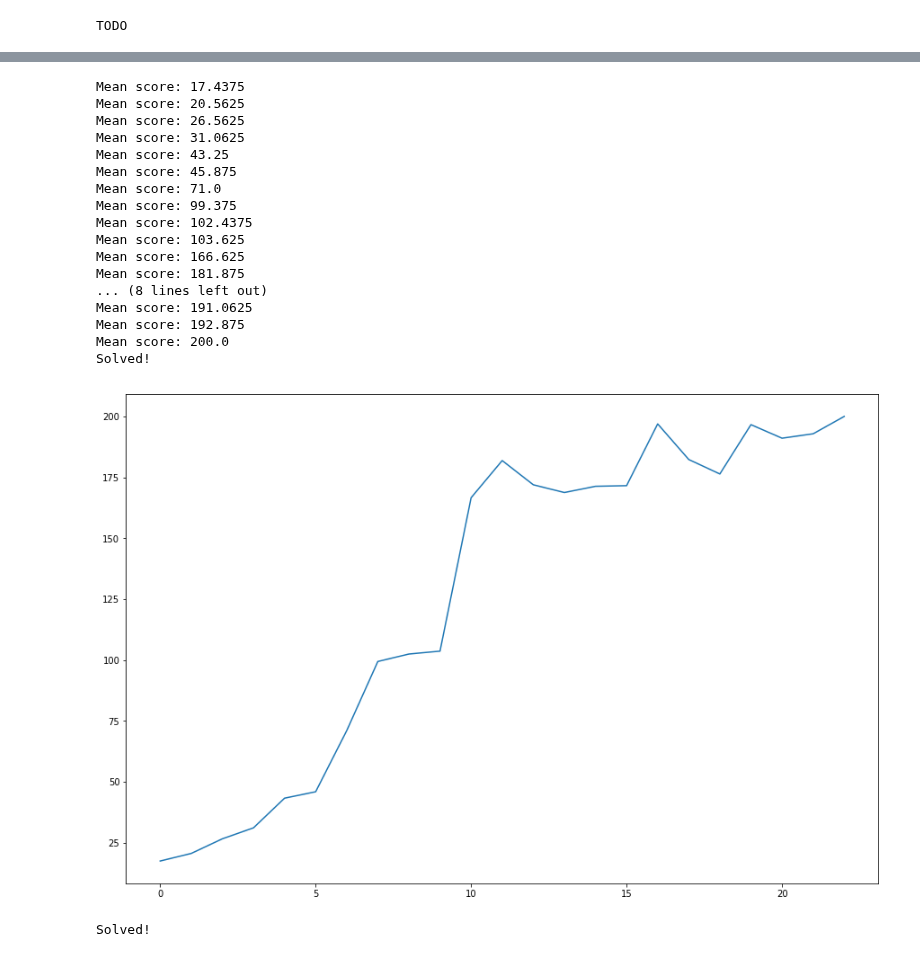
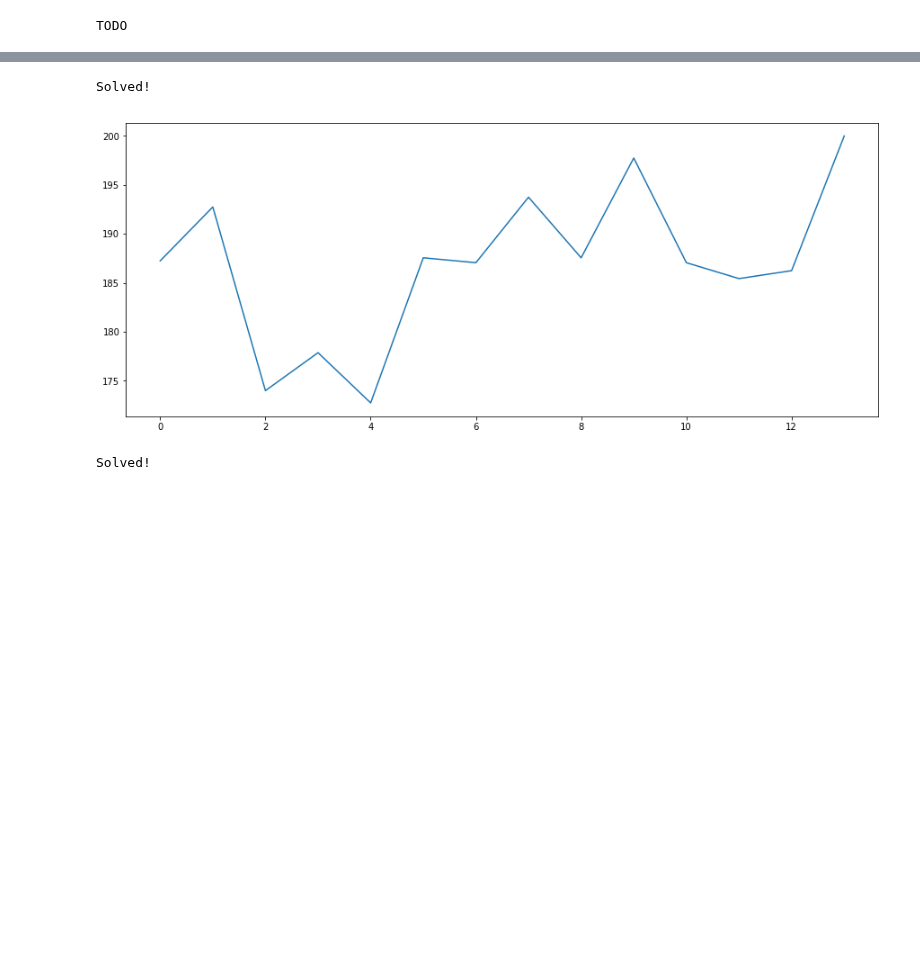
Before and after one commit to QuentinDuval/PythonExperiments, a Jupyter notebook: ml/rl/4_cartpole.ipynb, the cells around one changed output, grey strips where cells are left out. Cells and saved outputs as stored; diff of their text form; code cells hidden in the pictures; blank space fills up the shorter version.

Commit message:
Cross Entropy Method working

```diff
--- a/ml/rl/4_cartpole.ipynb
+++ b/ml/rl/4_cartpole.ipynb
@@ -33,6 +31,21 @@ import matplotlib.cm as cm
 import matplotlib.pyplot as plt
 from PIL import Image
 # %%
+"""
+Definition of an agent
+"""
+
+
+class Agent(abc.ABC):
+    """
+    Basic interface for any agent acting on an environment, in a given state
+    """
+
+    @abc.abstractmethod
+    def get_action(self, env, state):
+        pass
+
+
 """
 Trying the agent on cartpole
 """
@@ -193,63 +275,46 @@ Solved!
 # %%
 class PolynomialRegressionNet(nn.Module):
-    def __init__(self, observation_size, action_size):
+    def __init__(self):
         super().__init__()
-        feature_size = self._transform(torch.zeros(observation_size)).shape[0]
-        self.fc = nn.Linear(feature_size, action_size)
+        feature_size = self._transform(torch.zeros(4)).shape[0]
+        self.fc = nn.Linear(feature_size, 2)
         self.softmax = nn.Softmax(dim=-1)
 
     def forward(self, observations, with_softmax=False):
         if len(observations.shape) == 2:
             xs = torch.stack([self._transform(observation) for observation in observations])
         else:
             xs = self._transform(observations)
         ys = self.fc(xs)
         if with_softmax:
             return self.softmax(ys)
         return ys
 
     def _transform(self, observation):
         xs = list(observation)
         k = len(observation)
         for i in range(k-1):
             for j in range(i+1, k):
                 xs.append(observation[i] * observation[j])
         return torch.FloatTensor(xs)
 
 
 """
 Test with the policy of a neural net
 """
 
 
-fc_net = PolynomialRegressionNet(observation_size=4, action_size=2)
-policy = NeuralNetPolicy(iteration_nb=5, learning_rate=0.1, net=fc_net)
-agent = CrossEntropyAgent(policy)
 with gym.make("CartPole-v0") as env:
-    scores = agent.fit(env, max_iteration = 100, batch_size = 16, batch_threshold = 0.7)
-
-plt.figure(figsize=(15, 10))
-plt.plot(scores)
-plt.show()
+    polynomial_net = PolynomialRegressionNet()
+    scores = train_cross_entropy(env, policy_net,
+                                 iteration_count=100, batch_size=16, batch_threshold=0.7,
+                                 batch_iterations=5, learning_rate=1e-1)
+    plt.figure(figsize=(15, 6))
+    plt.plot(scores)
+    plt.show()
 # %% [output]
-Mean score: 17.4375
-Mean score: 20.5625
-Mean score: 26.5625
-Mean score: 31.0625
-Mean score: 43.25
-Mean score: 45.875
-Mean score: 71.0
-Mean score: 99.375
-Mean score: 102.4375
-Mean score: 103.625
-Mean score: 166.625
-Mean score: 181.875
-... (8 lines left out)
-Mean score: 191.0625
-Mean score: 192.875
-Mean score: 200.0
 Solved!
-[figure, old version]
+[figure, new version]
 # %%
 """
 With Deep SARSA Learning
```
Also changed, not shown: parts of 6 cells of this notebook.
